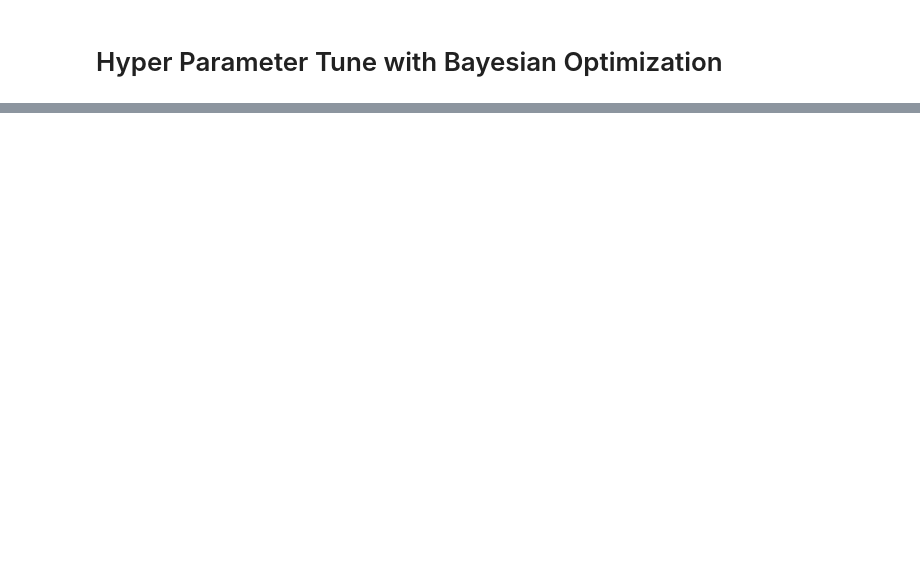
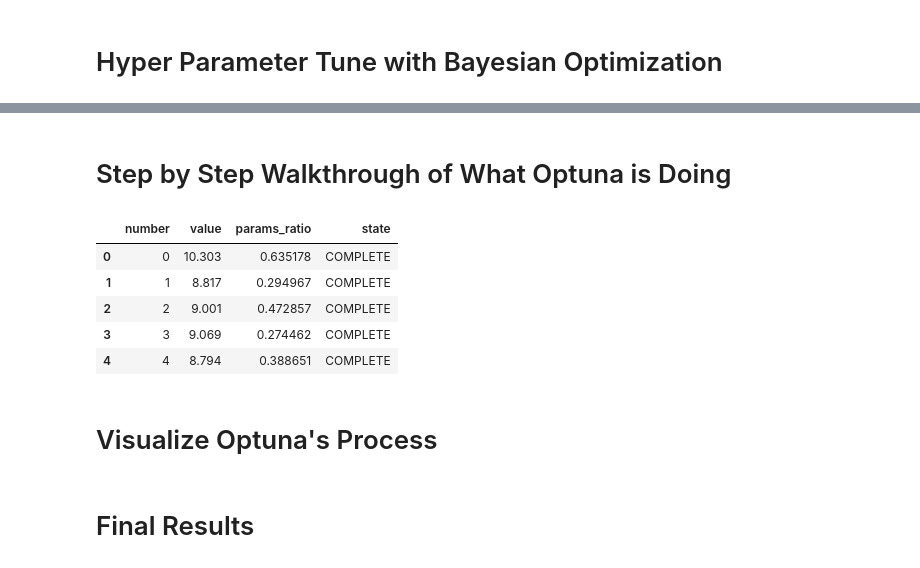
Before and after one commit to DSU-Ludus-Lab/hyper_parameter_optimization_demo, a Jupyter notebook: bin_search/bin_search.ipynb, the cells around one changed output, grey strips where cells are left out. Cells and saved outputs as stored; diff of their text form; code cells hidden in the pictures; blank space fills up the shorter version.

```diff
--- a/bin_search/bin_search.ipynb
+++ b/bin_search/bin_search.ipynb
@@ -134,0 +142,72 @@ Best trial:
+# %% [markdown]
+# Step by Step Walkthrough of What Optuna is Doing
+# %%
+# Domain for the ratio hyperparameter
+bounds = (0.1, 0.9)
+X_grid = np.linspace(bounds[0], bounds[1], 200).reshape(-1, 1)
+
+# True objective for visualization (deterministic because trials list is fixed)
+y_true = np.array([
+    average_comparisons_for_ratio(float(x), test_trials_skewed)
+    for x in X_grid.ravel()
+])
+
+df = study.trials_dataframe(attrs=("number", "value", "params", "state"))
+
+# Keep only completed trials
+df = df[df["state"] == "COMPLETE"].reset_index(drop=True)
+
+# Adjust this column name if your parameter isn't exactly 'ratio'
+X_all = df["params_ratio"].to_numpy().reshape(-1, 1)
+y_all = df["value"].to_numpy()
+
+df.head()
+
+kernel = 1.0 * RBF(length_scale=0.2) + WhiteKernel(noise_level=1.0)
+
+def build_gp(X_sample, y_sample):
+    gp = GaussianProcessRegressor(
+        kernel=kernel,
+        alpha=1e-6,
+        normalize_y=True
+    )
+    gp.fit(X_sample, y_sample)
+    return gp
+
+def plot_state(X_sample, y_sample, gp=None, title=""):
+    plt.figure(figsize=(8, 5))
+
+    # True objective
+    plt.plot(X_grid, y_true, label="True objective", linewidth=2)
+
+    # Surrogate model
+    if gp is not None and len(X_sample) > 0:
+        mu, std = gp.predict(X_grid, return_std=True)
+        plt.plot(X_grid, mu, linestyle="--", label="Surrogate mean")
+        plt.fill_between(
+            X_grid.ravel(),
+            mu - 1.96 * std,
+            mu + 1.96 * std,
+            alpha=0.2,
+            label="Uncertainty (±1.96σ)",
+        )
+
+    # Sampled points so far
+    if len(X_sample) > 0:
+        plt.scatter(X_sample, y_sample, zorder=5, label="Samples so far")
+
+    plt.xlabel("ratio")
+    plt.ylabel("avg comparisons")
+    plt.title(title)
+    plt.legend()
+    plt.grid(True)
+    plt.show()
+# %% [output]
+|  | number | value | params_ratio | state |
+| 0 | 0 | 10.303 | 0.635178 | COMPLETE |
+| 1 | 1 | 8.817 | 0.294967 | COMPLETE |
+| 2 | 2 | 9.001 | 0.472857 | COMPLETE |
+| 3 | 3 | 9.069 | 0.274462 | COMPLETE |
+| 4 | 4 | 8.794 | 0.388651 | COMPLETE |
+# %% [markdown]
+# Visualize Optuna's Process
@@ -135 +220,3 @@ Best trial:
+# %% [markdown]
+# Final Results
 # %%
```
Also changed, not shown: parts of 10 cells of this notebook.
